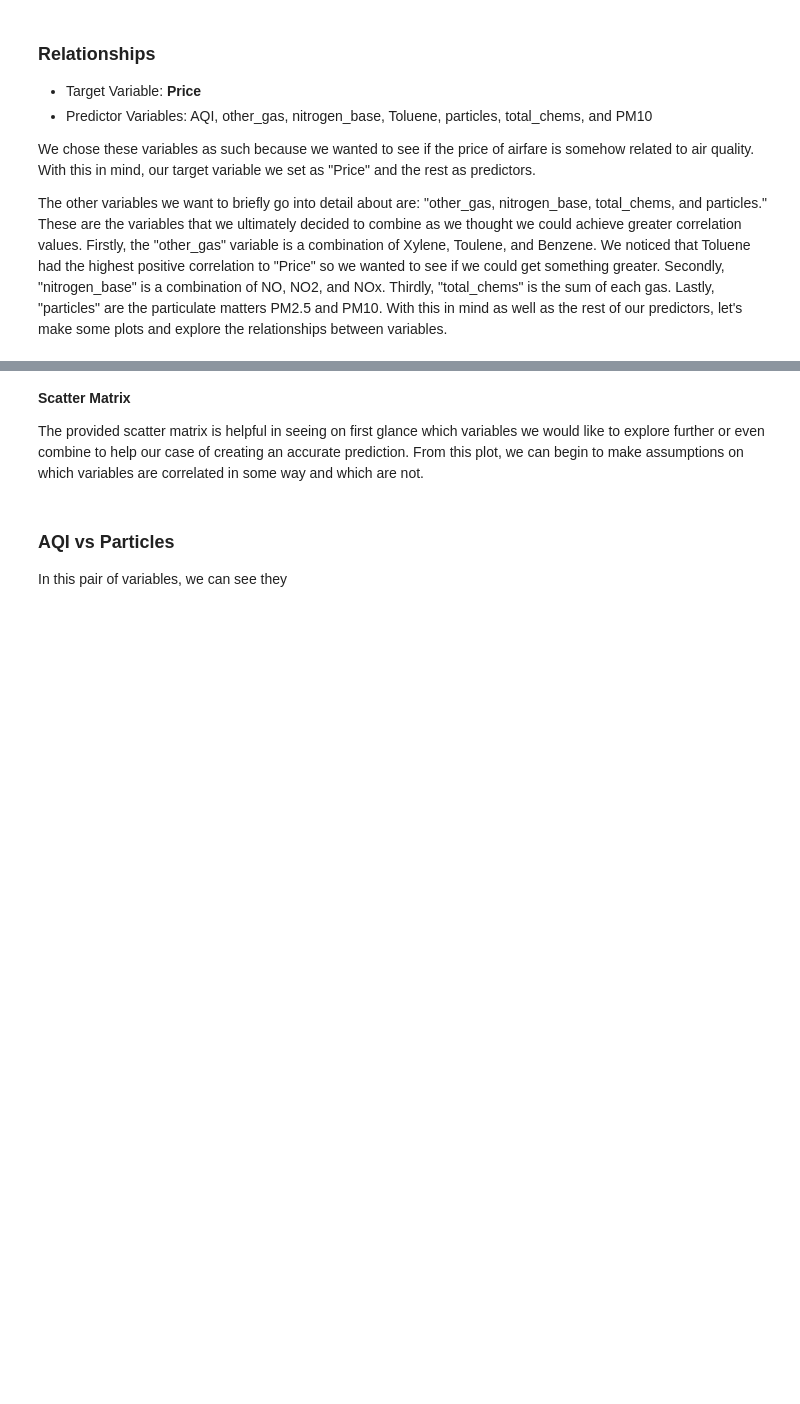
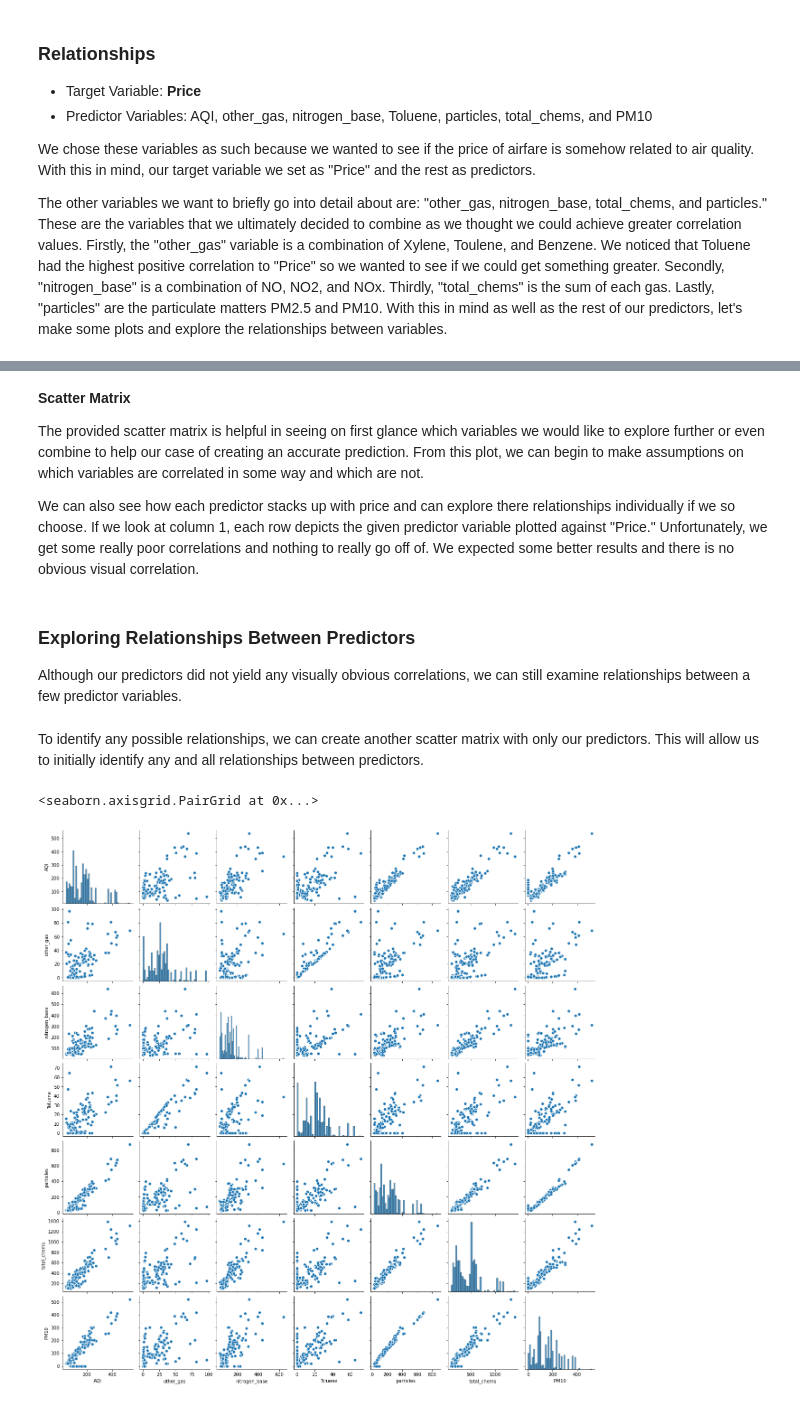
Before and after one commit to calebm00re/22ML-project2, a Jupyter notebook: Project02_pt2.ipynb, the cells around one changed output, grey strips where cells are left out. Cells and saved outputs as stored; diff of their text form; code cells hidden in the pictures; blank space fills up the shorter version.

```diff
--- a/Project02_pt2.ipynb
+++ b/Project02_pt2.ipynb
@@ -456,7 +456,17 @@ sns.pairplot(res[attributes])
 __Scatter Matrix__
 
 The provided scatter matrix is helpful in seeing on first glance which variables we would like to explore further or even combine to help our case of creating an accurate prediction. From this plot, we can begin to make assumptions on which variables are correlated in some way and which are not.
+
+We can also see how each predictor stacks up with price and can explore there relationships individually if we so choose. If we look at column 1, each row depicts the given predictor variable plotted against "Price." Unfortunately, we get some really poor correlations and nothing to really go off of. We expected some better results and there is no obvious visual correlation.
-# %% [markdown]
-### AQI vs Particles
-
-In this pair of variables, we can see they
+# %% [markdown]
+### Exploring Relationships Between Predictors
+
+Although our predictors did not yield any visually obvious correlations, we can still examine relationships between a few predictor variables.
+# %% [markdown]
+To identify any possible relationships, we can create another scatter matrix with only our predictors. This will allow us to initially identify any and all relationships between predictors.
+# %%
+predictors = ["AQI", "other_gas","nitrogen_base", "Toluene", "particles", "total_chems", "PM10"]
+sns.pairplot(res[predictors])
+# %% [output]
+<seaborn.axisgrid.PairGrid at 0x...>
+[figure, added]
```
Also changed, not shown: parts of 15 cells of this notebook.
